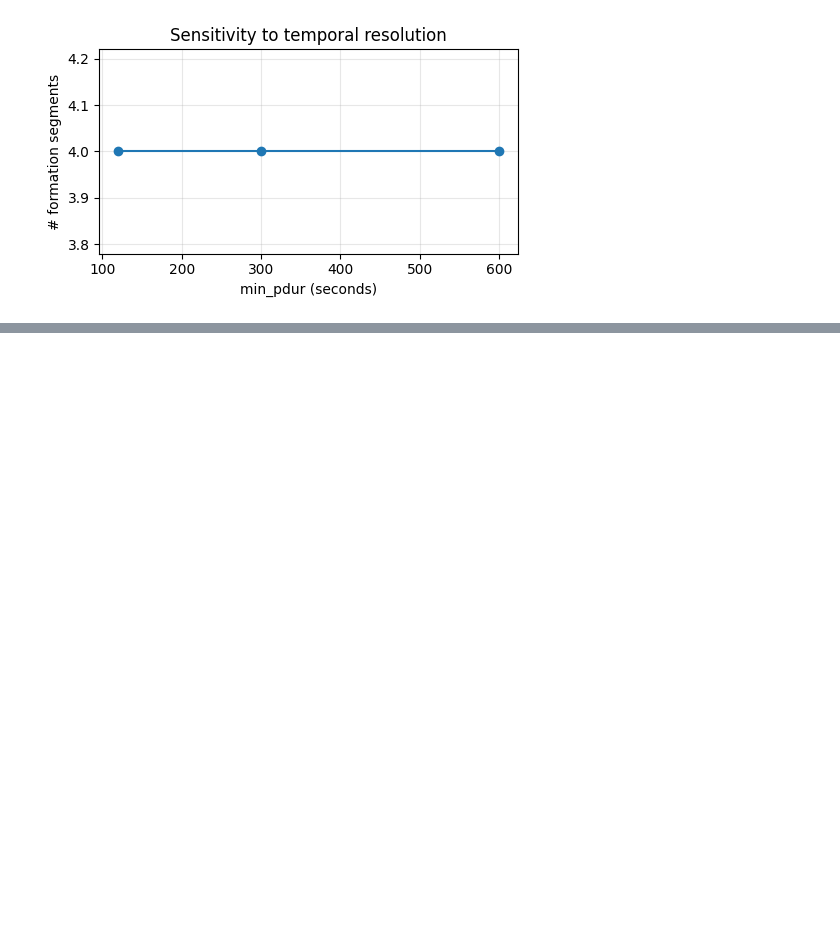
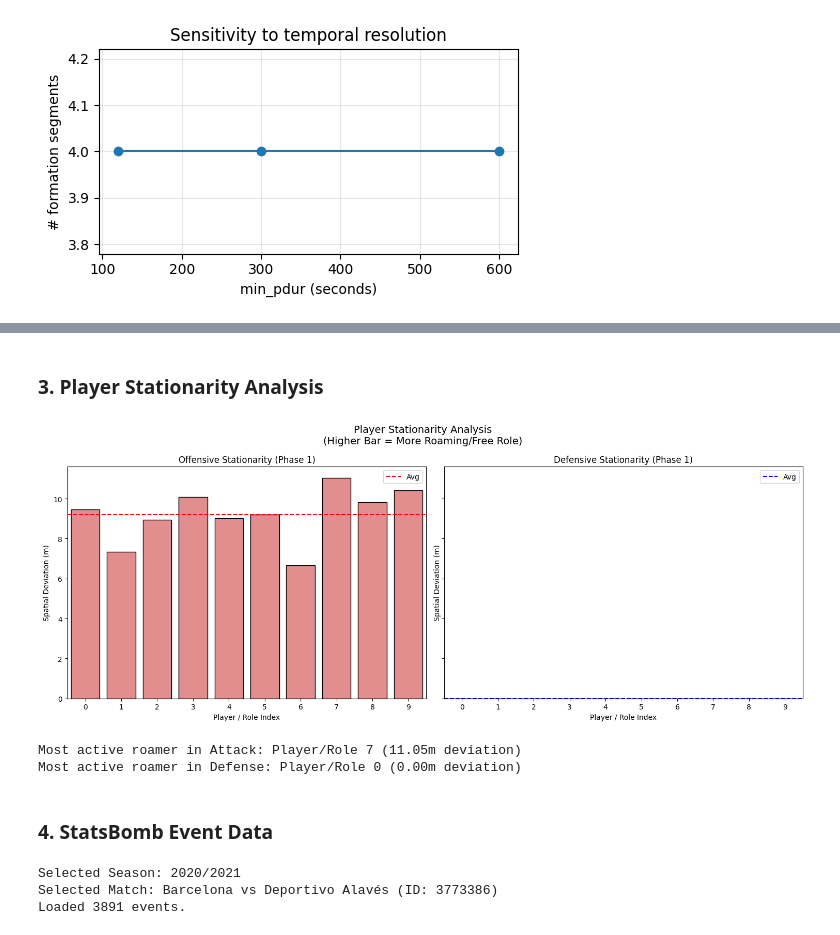
Before and after one commit to fotisk07/TimeSeries-MiniProject, a Jupyter notebook: soumission.ipynb, the cells around one changed output, grey strips where cells are left out. Drawn from its saved outputs; the diff is of its cells as text; code cells hidden in the pictures; blank space fills up the shorter version.

```diff
--- a/soumission.ipynb
+++ b/soumission.ipynb
@@ -455,0 +456,6 @@ plot_n_segments(
+# %%
+# Stitching
+print("Stitching trajectories to handle substitutions")
+X_full = get_stitched_tensor(gps_data, n_slots=10)
+# New shape should be (T x 10 x 2)
+print(f"New Tensor Shape: {X_full.shape}.")
@@ -455,0 +682,2 @@ plot_n_segments(
+# %% [markdown]
+### 3. Player Stationarity Analysis
@@ -455,0 +729,72 @@ plot_n_segments(
+# %%
+# Extract segments from detection results
+det_segments_sub = results['segments']
+det_segments_full = [(s*subsample_rate, e*subsample_rate) for s, e in det_segments_sub]
+
+stat_metrics = calculate_player_stationarity(X_full, det_segments_full, idx_attack, idx_defense)
+# %%
+# Visualization of Stationarity Metrics
+target_phase = 0
+data = stat_metrics[target_phase]
+
+n_players = len(data['attack_std'])
+player_ids = np.arange(n_players)
+
+fig, ax = plt.subplots(1, 2, figsize=(15, 6), sharey=True)
+
+# Offensive Stationarity
+sns.barplot(x=player_ids, y=data['attack_std'], ax=ax[0], color='lightcoral', edgecolor='black')
+ax[0].set_title(f"Offensive Stationarity (Phase {target_phase+1})")
+ax[0].set_xlabel("Player / Role Index")
+ax[0].set_ylabel("Spatial Deviation (m)")
+ax[0].axhline(np.mean(data['attack_std']), color='red', linestyle='--', label='Avg')
+ax[0].legend()
+
+# Defensive Stationarity
+sns.barplot(x=player_ids, y=data['defense_std'], ax=ax[1], color='lightblue', edgecolor='black')
+ax[1].set_title(f"Defensive Stationarity (Phase {target_phase+1})")
+ax[1].set_xlabel("Player / Role Index")
+ax[1].set_ylabel("Spatial Deviation (m)")
+ax[1].axhline(np.mean(data['defense_std']), color='blue', linestyle='--', label='Avg')
+ax[1].legend()
+
+plt.suptitle("Player Stationarity Analysis\n(Higher Bar = More Roaming/Free Role)", fontsize=14)
+plt.tight_layout()
+plt.show()
+# %% [output]
+[figure, added]
+# %%
+# Identify the 'Roamer' (Max deviation in Attack)
+roamer_idx = np.argmax(data['attack_std'])
+print(f"Most active roamer in Attack: Player/Role {roamer_idx} ({data['attack_std'][roamer_idx]:.2f}m deviation)")
+
+# Identify the 'Roamer' (Max deviation in Defense)
+roamer_idx = np.argmax(data['defense_std'])
+print(f"Most active roamer in Defense: Player/Role {roamer_idx} ({data['defense_std'][roamer_idx]:.2f}m deviation)")
+# %% [output]
+Most active roamer in Attack: Player/Role 7 (11.05m deviation)
+Most active roamer in Defense: Player/Role 0 (0.00m deviation)
+# %% [markdown]
+### 4. StatsBomb Event Data
+# %%
+comps = sb.competitions()
+la_liga = comps[(comps['country_name'] == 'Spain') & (comps['competition_name'] == 'La Liga')]
+season = la_liga.sort_values('season_name', ascending=False).iloc[0]
+print(f"Selected Season: {season['season_name']}")
+
+# Get Matches
+matches = sb.matches(competition_id=season['competition_id'], season_id=season['season_id'])
+barca_matches = matches[(matches['home_team'] == 'Barcelona') | (matches['away_team'] == 'Barcelona')]
+
+# Pick the first match
+target_match = barca_matches.iloc[0]
+match_id = target_match['match_id']
+print(f"Selected Match: Barcelona vs {target_match['away_team'] if target_match['home_team']=='Barcelona' else target_match['home_team']} (ID: {match_id})")
+
+# Load Events
+events = sb.events(match_id=match_id)
+print(f"Loaded {len(events)} events.")
+# %% [output]
+Selected Season: 2020/2021
+Selected Match: Barcelona vs Deportivo Alavés (ID: 3773386)
+Loaded 3891 events.
```
Also changed, not shown: parts of 35 cells of this notebook, 26 other files.
